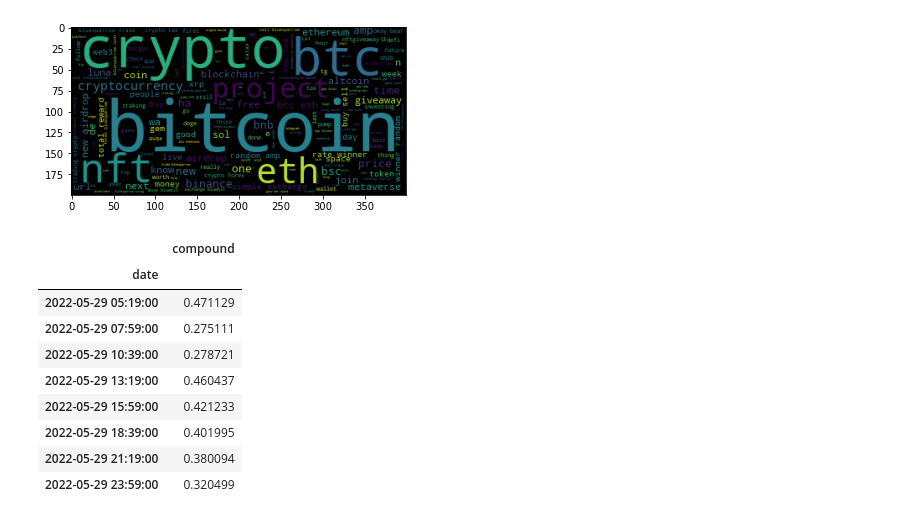
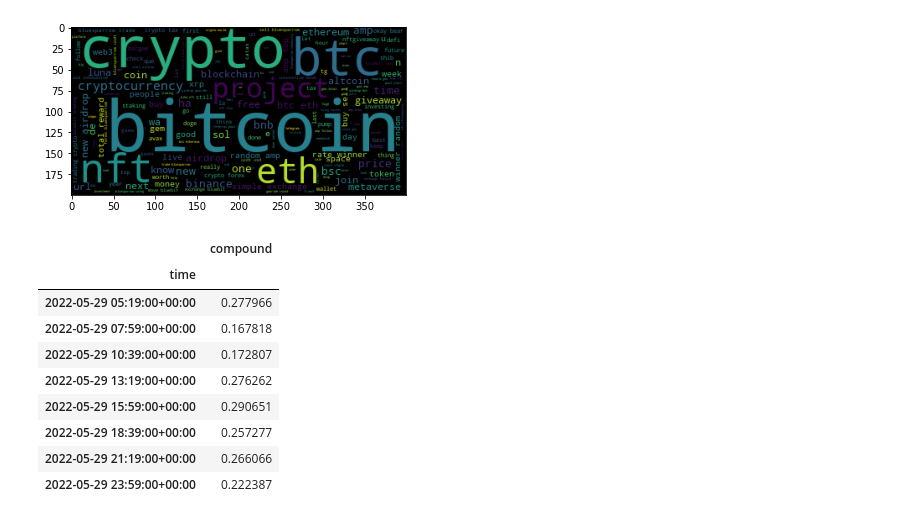
Before and after one commit to mahaguru24/project2-group5, a Jupyter notebook: main.ipynb, the cells around one changed output. Saved outputs shown, nothing was run; the diff lists cells and outputs as text; code cells hidden in the pictures.

```diff
--- a/main.ipynb
+++ b/main.ipynb
@@ -14,6 +14,9 @@ from wordcloud import WordCloud
 # %%
 tweepyKey = os.getenv("tweepyKey")
 tweepyClient = tweepy.Client(tweepyKey)
+
+startDate = '2022-05-29'
+endDate = '2022-05-30'
 # %%
 def basic_count(query):
     count_df=pd.DataFrame(columns=['time', 'count'])
@@ -92,6 +95,6 @@ def tweets(start_time, end_time, iterations, query, useStoredData = False):
     tweet_df.to_csv('Resources/dummyData.csv')
     return tweet_df
 # %%
-BTCTweets=tweets('2022-05-29', '2022-05-30', 10, 'btc OR bitcoin OR crypto -is:retweet lang:en', useStoredData=False)
+BTCTweets=tweets(startDate, endDate, 10, 'btc OR bitcoin OR crypto -is:retweet lang:en', useStoredData=False)
 BTCTweets.head()
 # %% [output]
@@ -197,22 +208,25 @@ BTCTweetsTemp.head()
 # %%
 
-BTCTweetsTemp2=BTCTweetsTemp
+# BTCTweetsTemp2=BTCTweetsTemp
 # convert date format to hour & minutes
-BTCTweetsTemp2['date'] = pd.to_datetime(BTCTweetsTemp2.index.strftime("%Y-%m-%d %-H:%M"))
+# BTCTweetsTemp2['date'] = pd.to_datetime(BTCTweetsTemp2.index.strftime("%Y-%m-%d %-H:%M"))
 
 # get avg compound score for minutes interval
-BTCTweetsTemp1 = BTCTweetsTemp2 \
-.groupby(by=[ BTCTweetsTemp2.date ]).mean()
+# BTCTweetsTemp1 = BTCTweetsTemp2 \
+# .groupby(by=[ BTCTweetsTemp2.date ]).mean()
+BTCTweetsTemp1 = BTCTweets[['compound']].groupby(pd.Grouper(freq='T')).mean()
+BTCTweetsCount = BTCTweets[['compound']].groupby(pd.Grouper(freq='T')).mean()
 
-BTCTweetsTemp1.head()
+
+BTCTweetsTemp1.dropna()
 # %% [output]
 |  | compound |
-| date |  |
-| 2022-05-29 05:19:00 | 0.471129 |
-| 2022-05-29 07:59:00 | 0.275111 |
-| 2022-05-29 10:39:00 | 0.278721 |
-| 2022-05-29 13:19:00 | 0.460437 |
-| 2022-05-29 15:59:00 | 0.421233 |
-| 2022-05-29 18:39:00 | 0.401995 |
-| 2022-05-29 21:19:00 | 0.380094 |
-| 2022-05-29 23:59:00 | 0.320499 |
+| time |  |
+| 2022-05-29 05:19:00+00:00 | 0.277966 |
+| 2022-05-29 07:59:00+00:00 | 0.167818 |
+| 2022-05-29 10:39:00+00:00 | 0.172807 |
+| 2022-05-29 13:19:00+00:00 | 0.276262 |
+| 2022-05-29 15:59:00+00:00 | 0.290651 |
+| 2022-05-29 18:39:00+00:00 | 0.257277 |
+| 2022-05-29 21:19:00+00:00 | 0.266066 |
+| 2022-05-29 23:59:00+00:00 | 0.222387 |
```
Also changed, not shown: parts of 7 cells of this notebook.
